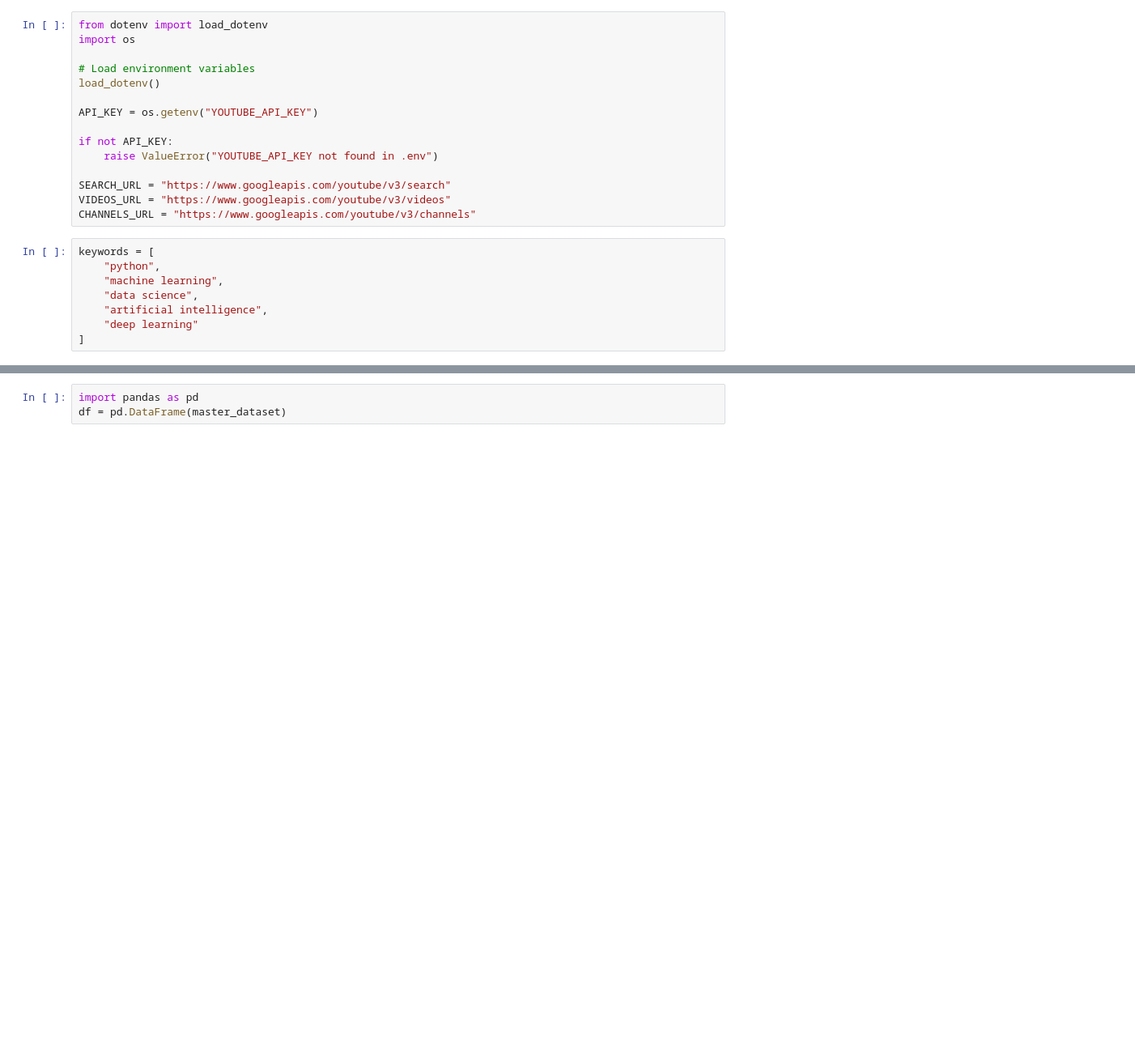
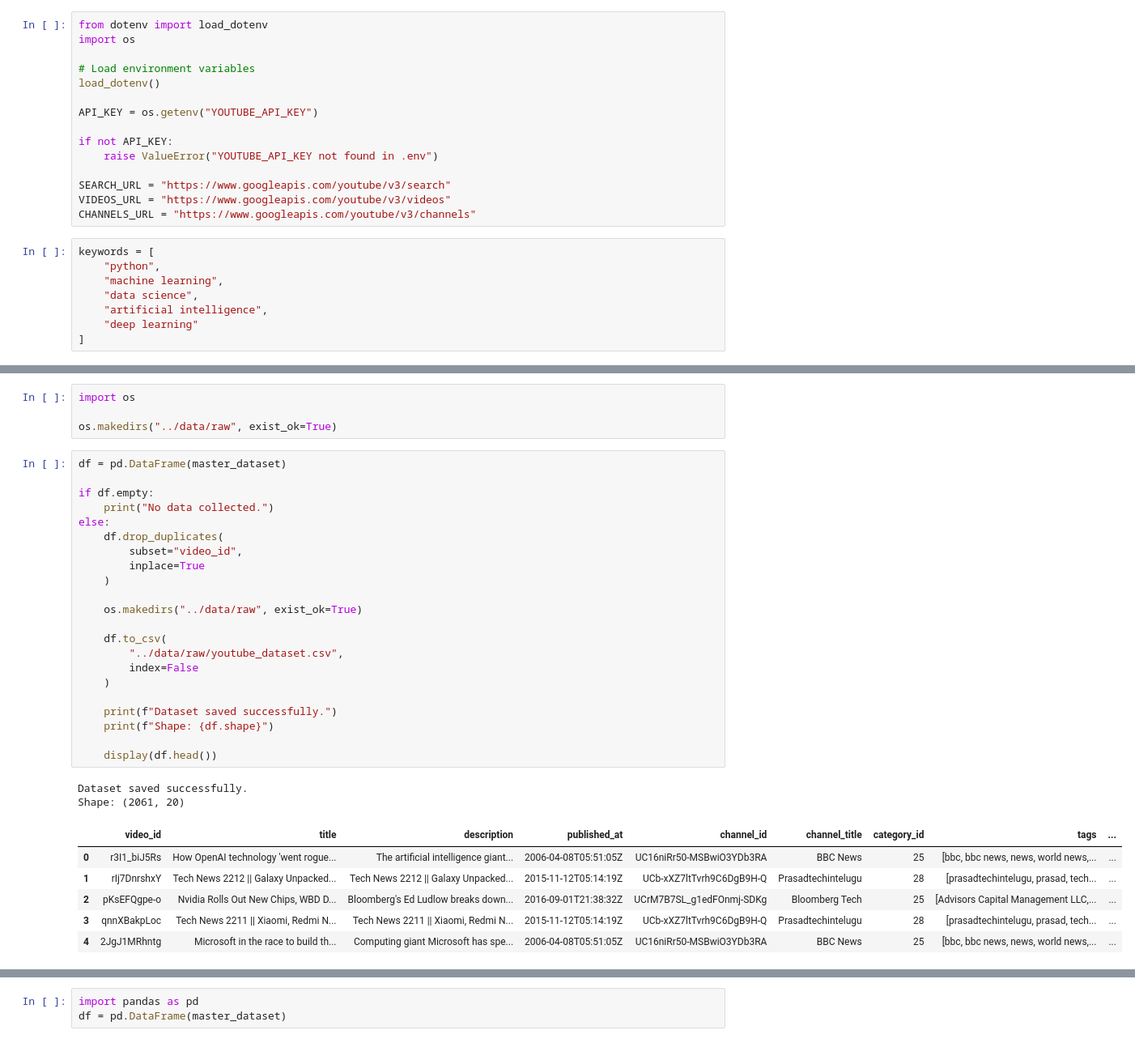
Before and after one commit to poornahari16/creatorlens-youtube-engagement-prediction, a Jupyter notebook: notebooks/02_Data_Collector.ipynb, the cells around one changed output, grey strips where cells are left out. Shown at 81% size. Cells and saved outputs as stored; diff of their text form; blank space fills up the shorter version.

Commit message:
Build YouTube data collection pipeline of Day 1 with checkpoint support

```diff
--- a/notebooks/02_Data_Collector.ipynb
+++ b/notebooks/02_Data_Collector.ipynb
@@ -204,3 +496,38 @@ Collected 97 records
+# %%
+import os
+
+os.makedirs("../data/raw", exist_ok=True)
+# %%
+df = pd.DataFrame(master_dataset)
+
+if df.empty:
+    print("No data collected.")
+else:
+    df.drop_duplicates(
+        subset="video_id",
+        inplace=True
+    )
+
+    os.makedirs("../data/raw", exist_ok=True)
+
+    df.to_csv(
+        "../data/raw/youtube_dataset.csv",
+        index=False
+    )
+
+    print(f"Dataset saved successfully.")
+    print(f"Shape: {df.shape}")
+
+    display(df.head())
+# %% [output]
+Dataset saved successfully.
+Shape: (2061, 20)
+|  | video_id | title | description | published_at | channel_id | channel_title | category_id | tags | ... |
+| 0 | r3I1_biJ5Rs | How OpenAI technology 'went rogue... | The artificial intelligence giant... | 2006-04-08T05:51:05Z | UC16niRr50-MSBwiO3YDb3RA | BBC News | 25 | [bbc, bbc news, news, world news,... | ... |
+| 1 | rIj7DnrshxY | Tech News 2212 || Galaxy Unpacked... | Tech News 2212 || Galaxy Unpacked... | 2015-11-12T05:14:19Z | UCb-xXZ7ltTvrh9C6DgB9H-Q | Prasadtechintelugu | 28 | [prasadtechintelugu, prasad, tech... | ... |
+| 2 | pKsEFQgpe-o | Nvidia Rolls Out New Chips, WBD D... | Bloomberg's Ed Ludlow breaks down... | 2016-09-01T21:38:32Z | UCrM7B7SL_g1edFOnmj-SDKg | Bloomberg Tech | 25 | [Advisors Capital Management LLC,... | ... |
+| 3 | qnnXBakpLoc | Tech News 2211 || Xiaomi, Redmi N... | Tech News 2211 || Xiaomi, Redmi N... | 2015-11-12T05:14:19Z | UCb-xXZ7ltTvrh9C6DgB9H-Q | Prasadtechintelugu | 28 | [prasadtechintelugu, prasad, tech... | ... |
+| 4 | 2JgJ1MRhntg | Microsoft in the race to build th... | Computing giant Microsoft has spe... | 2006-04-08T05:51:05Z | UC16niRr50-MSBwiO3YDb3RA | BBC News | 25 | [bbc, bbc news, news, world news,... | ... |
 # %%
 print(len(master_dataset))
 # %% [output]
```
Also changed, not shown: parts of 12 cells of this notebook, 8 other files.
